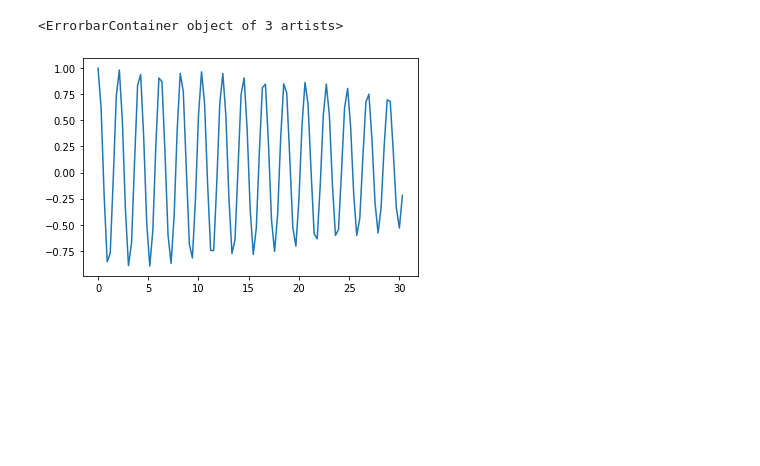
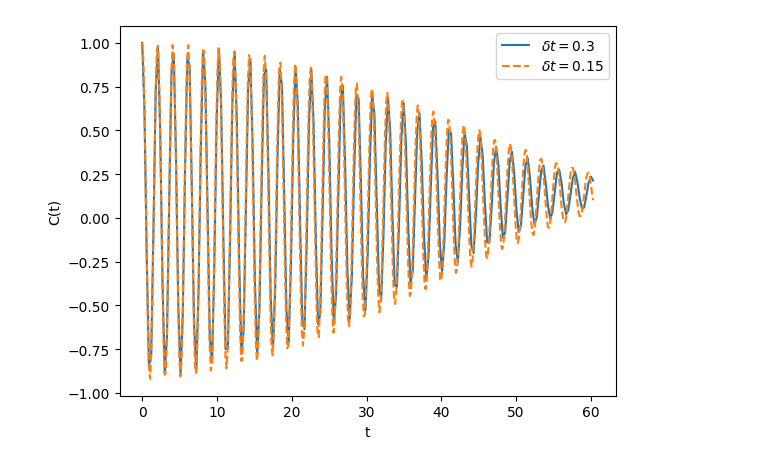
Before and after one commit to hlammiv/z2_matter_qc, a Jupyter notebook: simulation_main/Untitled.ipynb, the cells around one changed output. Saved outputs shown, nothing was run; the diff lists cells and outputs as text; code cells hidden in the pictures; blank space fills up the shorter version.

```diff
--- a/simulation_main/Untitled.ipynb
+++ b/simulation_main/Untitled.ipynb
@@ -47,7 +196,12 @@ params1_15qubits = np.array([0.06104, 0.2091 , 0.30722, 0.29494, 0.1722 , 0.0460
 p2_q11 = np.array([params2_11qubits, np.sqrt(1 - params2_11qubits) / np.sqrt(1e4)])
 p2_q15 = np.array([params2_15qubits, np.sqrt(1 - params2_15qubits) / np.sqrt(1e4)])
 # %%
-plt.errorbar(np.linspace(0, 101, 101) * 6 / 20, params1_11qubits)
+plt.plot(np.linspace(0, 201, 201) * 6 / 20, params1_11qubits, label=r'$\delta t = 0.3$')
+plt.plot(np.linspace(0, 402, 402) * 3 / 20, params1_11qubits2, '--', label=r'$\delta t = 0.15$')
+# plt.xlim(0, 30)
+plt.xlabel('t')
+plt.ylabel('C(t)')
+plt.legend()
+plt.savefig('correlatorailaisingeffects.pdf')
 # %% [output]
-<ErrorbarContainer object of 3 artists>
-[figure, old version]
+[figure, new version]
```
Also changed, not shown: parts of 3 cells of this notebook, 5 other files.
